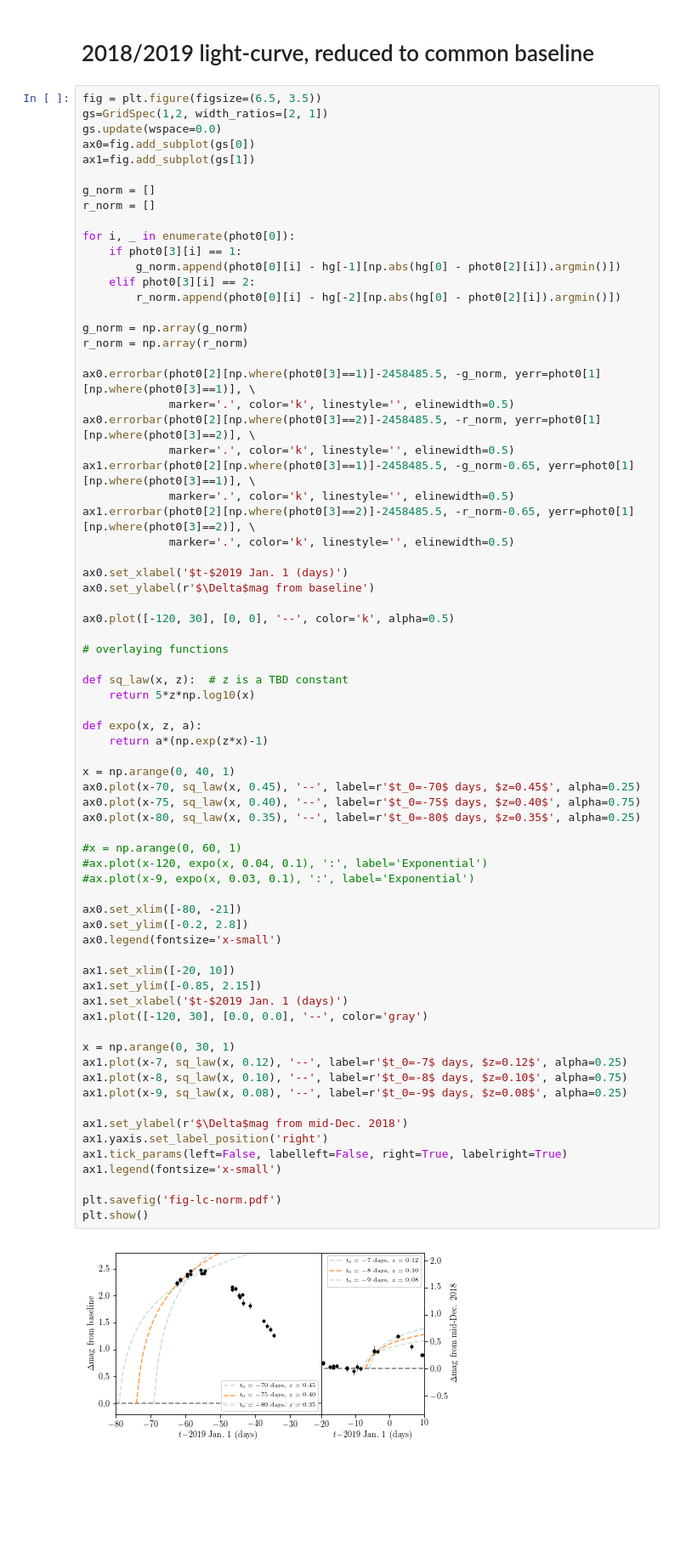
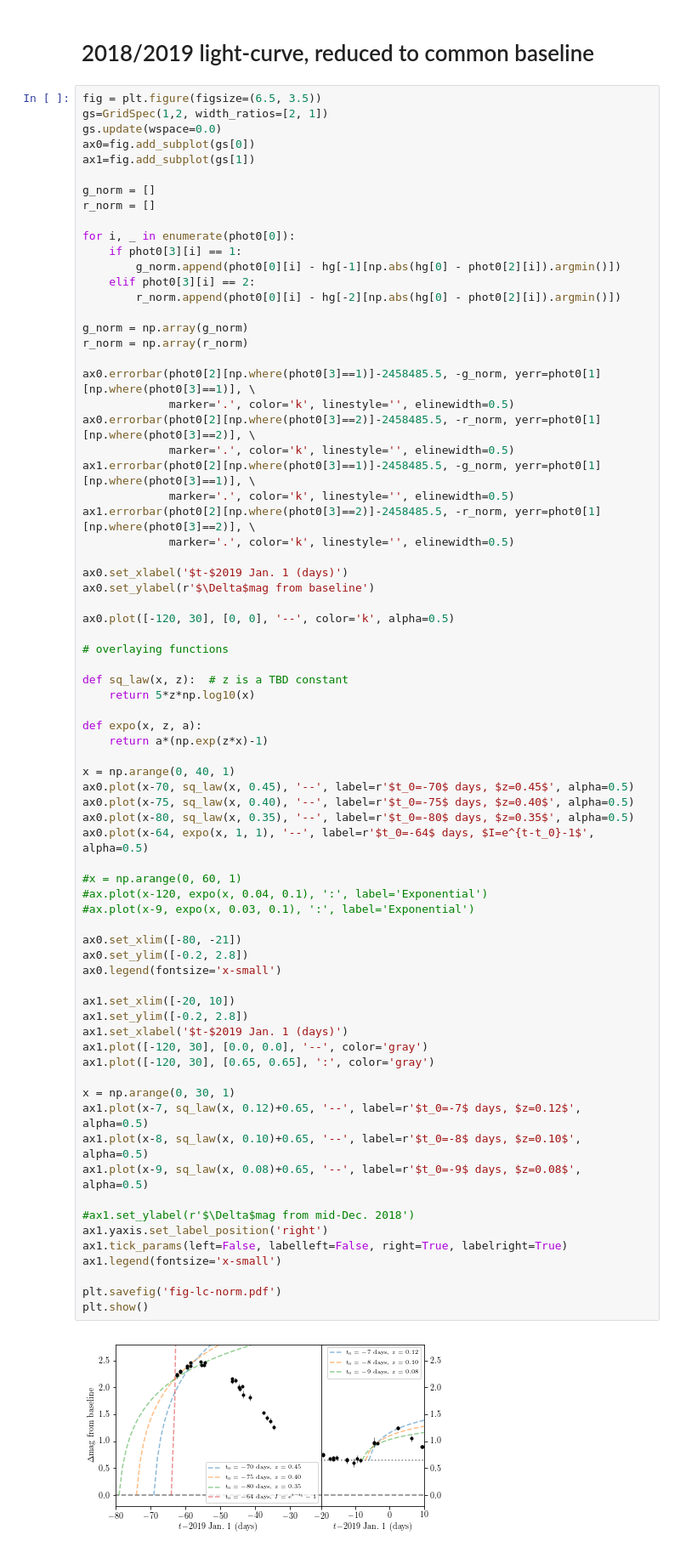
Before and after one commit to Yeqzids/activation_of_6478_gault, a Jupyter notebook: lightcurve.ipynb, the cells around one changed output. Shown: that part at 85% size. Saved outputs shown, nothing was run; the diff lists cells and outputs as text; blank space fills up the shorter version.

```diff
--- a/lightcurve.ipynb
+++ b/lightcurve.ipynb
@@ -92,9 +92,9 @@ ax0.errorbar(phot0[2][np.where(phot0[3]==1)]-2458485.5, -g_norm, yerr=phot0[1][n
              marker='.', color='k', linestyle='', elinewidth=0.5)
 ax0.errorbar(phot0[2][np.where(phot0[3]==2)]-2458485.5, -r_norm, yerr=phot0[1][np.where(phot0[3]==2)], \
              marker='.', color='k', linestyle='', elinewidth=0.5)
-ax1.errorbar(phot0[2][np.where(phot0[3]==1)]-2458485.5, -g_norm-0.65, yerr=phot0[1][np.where(phot0[3]==1)], \
+ax1.errorbar(phot0[2][np.where(phot0[3]==1)]-2458485.5, -g_norm, yerr=phot0[1][np.where(phot0[3]==1)], \
              marker='.', color='k', linestyle='', elinewidth=0.5)
-ax1.errorbar(phot0[2][np.where(phot0[3]==2)]-2458485.5, -r_norm-0.65, yerr=phot0[1][np.where(phot0[3]==2)], \
+ax1.errorbar(phot0[2][np.where(phot0[3]==2)]-2458485.5, -r_norm, yerr=phot0[1][np.where(phot0[3]==2)], \
              marker='.', color='k', linestyle='', elinewidth=0.5)
 
 ax0.set_xlabel('$t-$2019 Jan. 1 (days)')
@@ -106,39 +106,41 @@ ax0.plot([-120, 30], [0, 0], '--', color='k', alpha=0.5)
 
 def sq_law(x, z):  # z is a TBD constant
     return 5*z*np.log10(x)
 
 def expo(x, z, a):
     return a*(np.exp(z*x)-1)
 
 x = np.arange(0, 40, 1)
-ax0.plot(x-70, sq_law(x, 0.45), '--', label=r'$t_0=-70$ days, $z=0.45$', alpha=0.25)
-ax0.plot(x-75, sq_law(x, 0.40), '--', label=r'$t_0=-75$ days, $z=0.40$', alpha=0.75)
-ax0.plot(x-80, sq_law(x, 0.35), '--', label=r'$t_0=-80$ days, $z=0.35$', alpha=0.25)
+ax0.plot(x-70, sq_law(x, 0.45), '--', label=r'$t_0=-70$ days, $z=0.45$', alpha=0.5)
+ax0.plot(x-75, sq_law(x, 0.40), '--', label=r'$t_0=-75$ days, $z=0.40$', alpha=0.5)
+ax0.plot(x-80, sq_law(x, 0.35), '--', label=r'$t_0=-80$ days, $z=0.35$', alpha=0.5)
+ax0.plot(x-64, expo(x, 1, 1), '--', label=r'$t_0=-64$ days, $I=e^{t-t_0}-1$', alpha=0.5)
 
 #x = np.arange(0, 60, 1)
 #ax.plot(x-120, expo(x, 0.04, 0.1), ':', label='Exponential')
 #ax.plot(x-9, expo(x, 0.03, 0.1), ':', label='Exponential')
 
 ax0.set_xlim([-80, -21])
 ax0.set_ylim([-0.2, 2.8])
 ax0.legend(fontsize='x-small')
 
 ax1.set_xlim([-20, 10])
-ax1.set_ylim([-0.85, 2.15])
+ax1.set_ylim([-0.2, 2.8])
 ax1.set_xlabel('$t-$2019 Jan. 1 (days)')
 ax1.plot([-120, 30], [0.0, 0.0], '--', color='gray')
+ax1.plot([-120, 30], [0.65, 0.65], ':', color='gray')
 
 x = np.arange(0, 30, 1)
-ax1.plot(x-7, sq_law(x, 0.12), '--', label=r'$t_0=-7$ days, $z=0.12$', alpha=0.25)
-ax1.plot(x-8, sq_law(x, 0.10), '--', label=r'$t_0=-8$ days, $z=0.10$', alpha=0.75)
-ax1.plot(x-9, sq_law(x, 0.08), '--', label=r'$t_0=-9$ days, $z=0.08$', alpha=0.25)
+ax1.plot(x-7, sq_law(x, 0.12)+0.65, '--', label=r'$t_0=-7$ days, $z=0.12$', alpha=0.5)
+ax1.plot(x-8, sq_law(x, 0.10)+0.65, '--', label=r'$t_0=-8$ days, $z=0.10$', alpha=0.5)
+ax1.plot(x-9, sq_law(x, 0.08)+0.65, '--', label=r'$t_0=-9$ days, $z=0.08$', alpha=0.5)
 
-ax1.set_ylabel(r'$\Delta$mag from mid-Dec. 2018')
+#ax1.set_ylabel(r'$\Delta$mag from mid-Dec. 2018')
 ax1.yaxis.set_label_position('right')
 ax1.tick_params(left=False, labelleft=False, right=True, labelright=True)
 ax1.legend(fontsize='x-small')
 
 plt.savefig('fig-lc-norm.pdf')
 plt.show()
 # %% [output]
-[figure, old version]
+[figure, new version]
```
